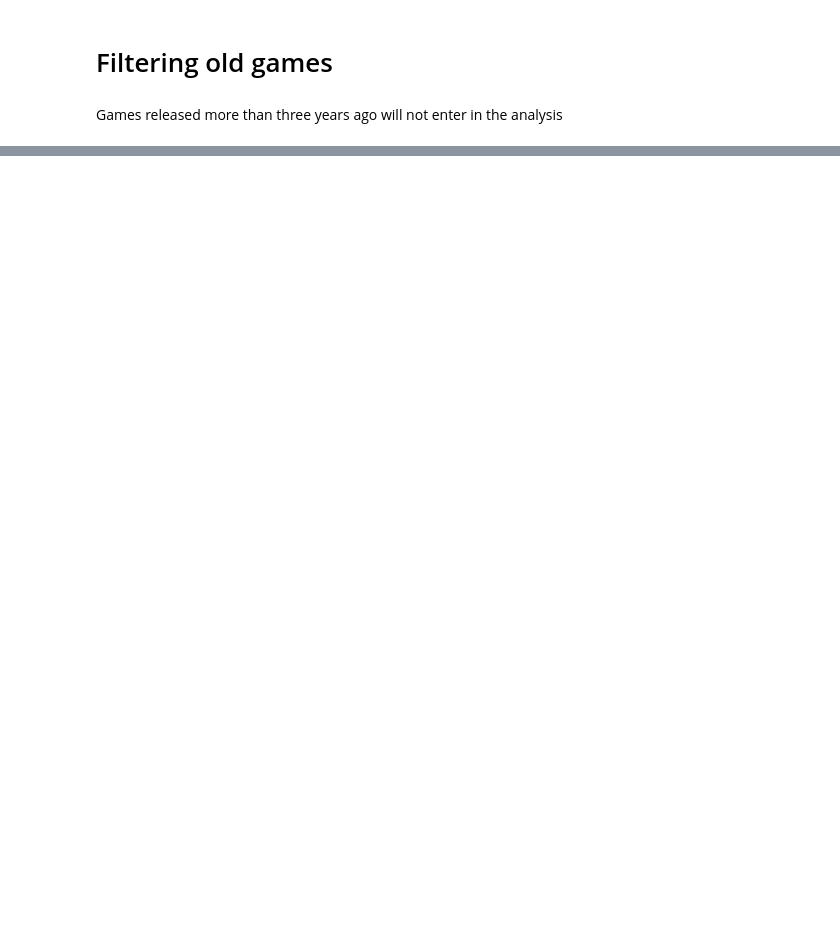
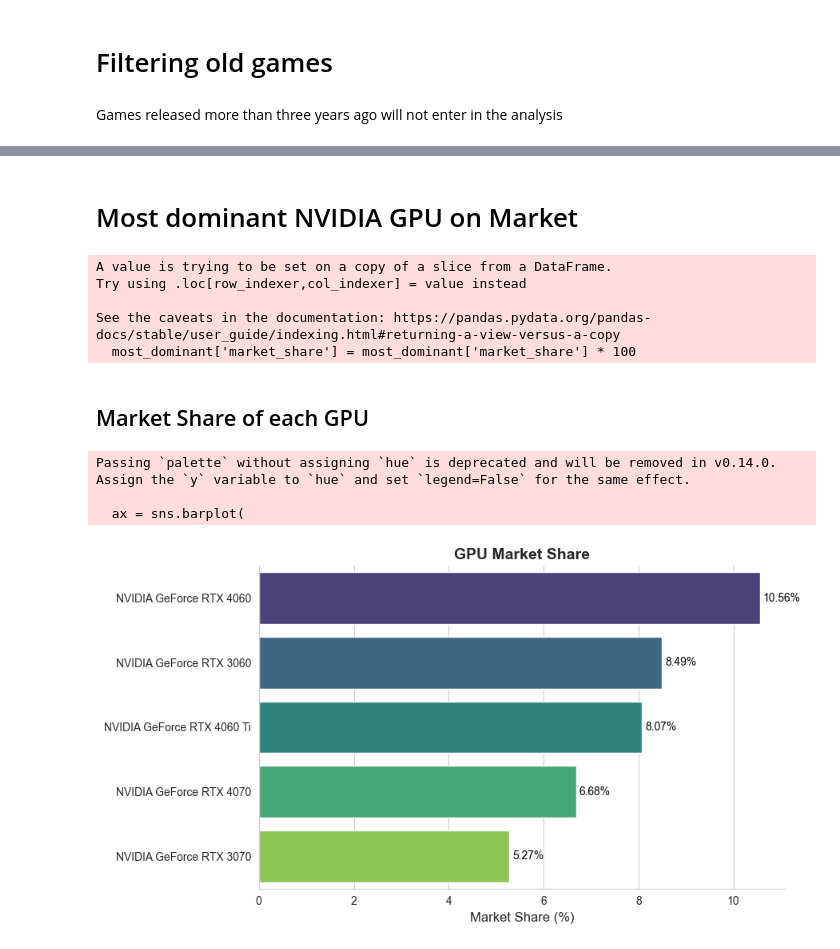
Before and after one commit to pedrohmgatti/projeto-games-steam, a Jupyter notebook: eda/exploratory_data_analysis.ipynb, the cells around one changed output, grey strips where cells are left out. Cells and saved outputs as stored; diff of their text form; code cells hidden in the pictures; blank space fills up the shorter version.

```diff
--- a/eda/exploratory_data_analysis.ipynb
+++ b/eda/exploratory_data_analysis.ipynb
@@ -42,4 +57,0 @@ ram_data = pd.read_csv('../tables/ram_data.csv', index_col=0)
-# %%
-# Convert market share to numeric
-gpu_data['market_share'] = gpu_data['market_share'].str.rstrip('%').astype(float)/100
-ram_data['market_share'] = ram_data['market_share'].str.rstrip('%').astype(float)/100
@@ -56,3 +57,0 @@ Before:
-# %%
-# Normalizing market share
-gpu_data['market_share'] = gpu_data['market_share']/(gpu_data['market_share'].sum())
@@ -118,0 +58,51 @@ games_requirement_data.drop('gpu_name', axis=1, inplace=True)
+# %% [markdown]
+# Most dominant NVIDIA GPU on Market
+# %%
+# Sort values by Market Share
+gpu_data.sort_values('market_share', ascending=False, inplace=True)
+
+# Filter GPU by its Market Share
+most_dominant = gpu_data.head() # Top 5
+most_dominant['market_share'] = most_dominant['market_share'] * 100
+# %% [output]
+A value is trying to be set on a copy of a slice from a DataFrame.
+Try using .loc[row_indexer,col_indexer] = value instead
+
+See the caveats in the documentation: https://pandas.pydata.org/pandas-docs/stable/user_guide/indexing.html#returning-a-view-versus-a-copy
+  most_dominant['market_share'] = most_dominant['market_share'] * 100
+# %% [markdown]
+## Market Share of each GPU
+# %%
+# Configurar o estilo do Seaborn
+sns.set_style("whitegrid")
+
+# Criar o gráfico de barras horizontais
+plt.figure(figsize=(9, 5))
+ax = sns.barplot(
+    y=most_dominant['gpu_name'],
+    x=most_dominant['market_share'],
+    palette="viridis"
+)
+
+# Adicionar os valores dentro das barras (formatados como porcentagem)
+for container in ax.containers:
+    ax.bar_label(container, fmt='%.2f%%', padding=3, fontsize=10, color='black')
+
+# Personalizar os rótulos e título
+plt.xlabel('Market Share (%)', fontsize=12)
+plt.ylabel('')
+plt.title('GPU Market Share', fontsize=14, fontweight='bold')
+
+ax.spines['right'].set_visible(False)
+ax.spines['top'].set_visible(False)
+
+# Ajustar layout
+plt.tight_layout()
+
+# Exibir o gráfico
+plt.show()
+# %% [output]
+Passing `palette` without assigning `hue` is deprecated and will be removed in v0.14.0. Assign the `y` variable to `hue` and set `legend=False` for the same effect.
+
+  ax = sns.barplot(
+[figure, added]
```
Also changed, not shown: parts of 50 cells of this notebook, 17 other files.
